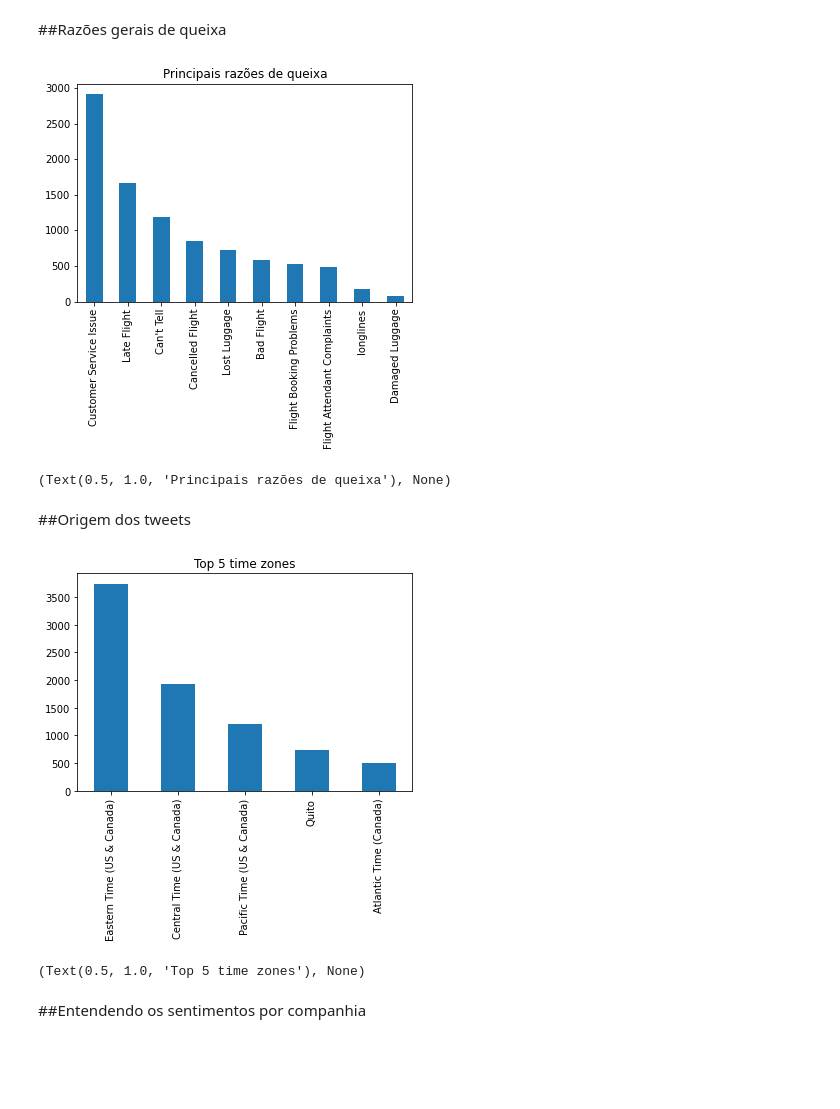
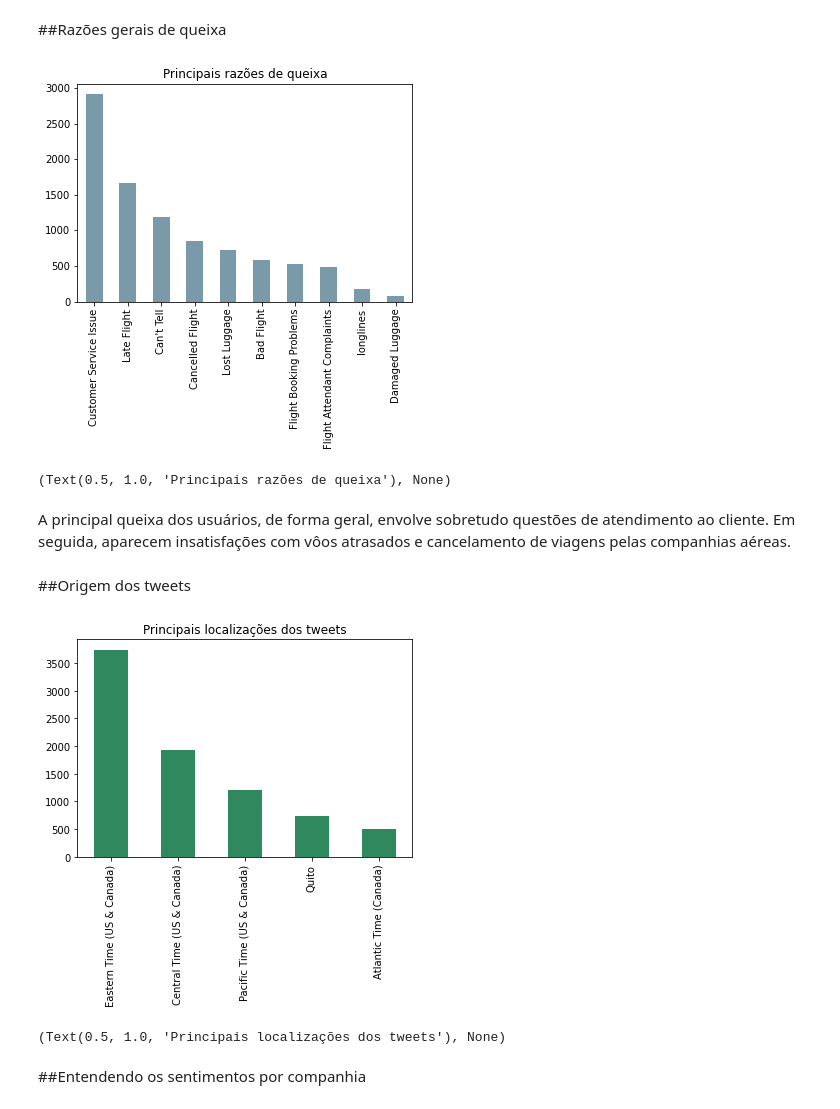
Before and after one commit to atmasuko/Intro-ao-Python, a Jupyter notebook: Trabalho_Prático_Parte_1_Grupo_X.ipynb, the cells around one changed output. Cells and saved outputs as stored; diff of their text form; code cells hidden in the pictures; blank space fills up the shorter version.

```diff
--- a/Trabalho_Prático_Parte_1_Grupo_X.ipynb
+++ b/Trabalho_Prático_Parte_1_Grupo_X.ipynb
@@ -134,21 +151,23 @@ plt.title('Confiança em relação à analise de sentimentos'), plt.show()
 ##Razões gerais de queixa
 # %%
 cont = airline['negativereason'].value_counts()
-cont.plot(kind='bar')
+cont.plot(kind='bar', color = '#7B9AA9')
 plt.title('Principais razões de queixa'), plt.show()
 # %% [output]
-[figure, old version]
+[figure, new version]
 (Text(0.5, 1.0, 'Principais razões de queixa'), None)
+# %% [markdown]
+A principal queixa dos usuários, de forma geral, envolve sobretudo questões de atendimento ao cliente. Em seguida, aparecem insatisfações com vôos atrasados e cancelamento de viagens pelas companhias aéreas.
 # %% [markdown]
 ##Origem dos tweets
 # %%
-#usamos timezone pq apresenta mais dados doq outras variaveis de regiao
+# Utilizamos 'timezone' porque apresenta mais dados do que outras variáveis regionais
 cont = airline['user_timezone'].value_counts()[:5]
-cont.plot(kind='bar')
-plt.title('Top 5 time zones'), plt.show()
+cont.plot(kind='bar', color = '#30885E')
+plt.title('Principais localizações dos tweets'), plt.show()
 # %% [output]
-[figure, old version]
+[figure, new version]
-(Text(0.5, 1.0, 'Top 5 time zones'), None)
+(Text(0.5, 1.0, 'Principais localizações dos tweets'), None)
 # %% [markdown]
 ##Entendendo os sentimentos por companhia
 # %%
```
Also changed, not shown: parts of 35 cells of this notebook.
